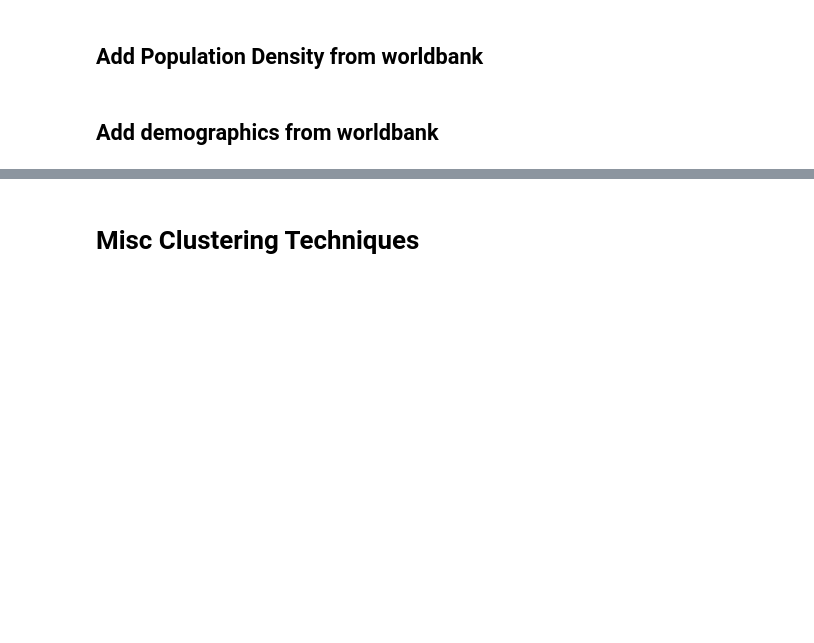
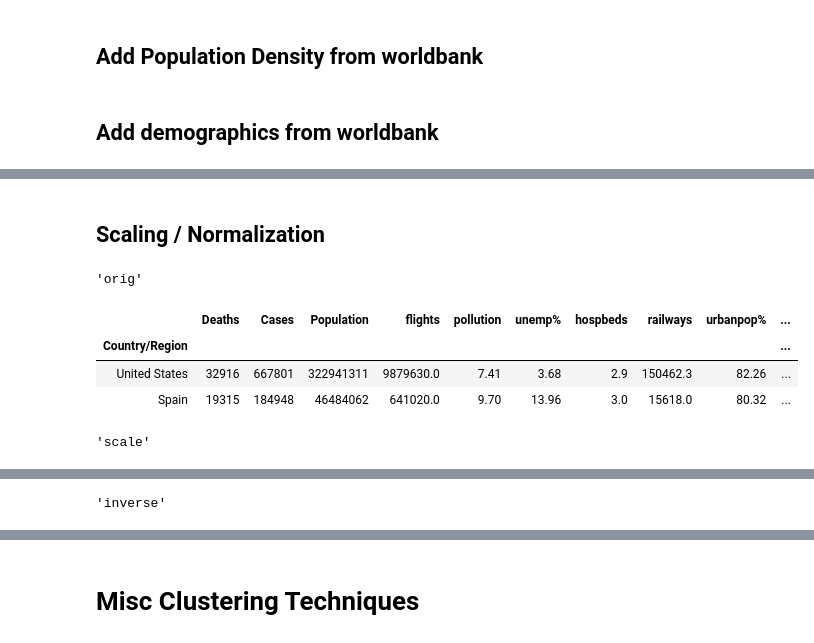
Before and after one commit to dougfoo/machineLearning, a Jupyter notebook: covid/COVID-global-clustering.ipynb, the cells around one changed output, grey strips where cells are left out. Saved outputs shown, nothing was run; the diff lists cells and outputs as text; code cells hidden in the pictures; blank space fills up the shorter version.

```diff
--- a/covid/COVID-global-clustering.ipynb
+++ b/covid/COVID-global-clustering.ipynb
@@ -229,0 +268,21 @@ df_gmerged4
+# %% [markdown]
+## Scaling / Normalization
+# %%
+from sklearn.preprocessing import StandardScaler #used for 'Feature Scaling'
+scaler = StandardScaler()
+
+df_sc = df_gmerged4.copy().set_index('Country/Region').drop(columns=['Country Code'])
+display('orig',df_sc.head(2))
+
+df_sc = pd.DataFrame(scaler.fit_transform(df_sc), index=df_sc.index, columns=df_sc.columns)
+display('scale',df_sc.head(2))
+
+df_sc = pd.DataFrame(scaler.inverse_transform(df_sc), index=df_sc.index, columns=df_sc.columns)
+display('inverse',df_sc.head(2))
+# %% [output]
+'orig'
+|  | Deaths | Cases | Population | flights | pollution | unemp% | hospbeds | railways | urbanpop% | ... |
+| Country/Region |  |  |  |  |  |  |  |  |  | ... |
+| United States | 32916 | 667801 | 322941311 | 9879630.0 | 7.41 | 3.68 | 2.9 | 150462.3 | 82.26 | ... |
+| Spain | 19315 | 184948 | 46484062 | 641020.0 | 9.70 | 13.96 | 3.0 | 15618.0 | 80.32 | ... |
+'scale'
@@ -229,0 +293 @@ df_gmerged4
+'inverse'
```
Also changed, not shown: parts of 15 cells of this notebook, 1 other file.
